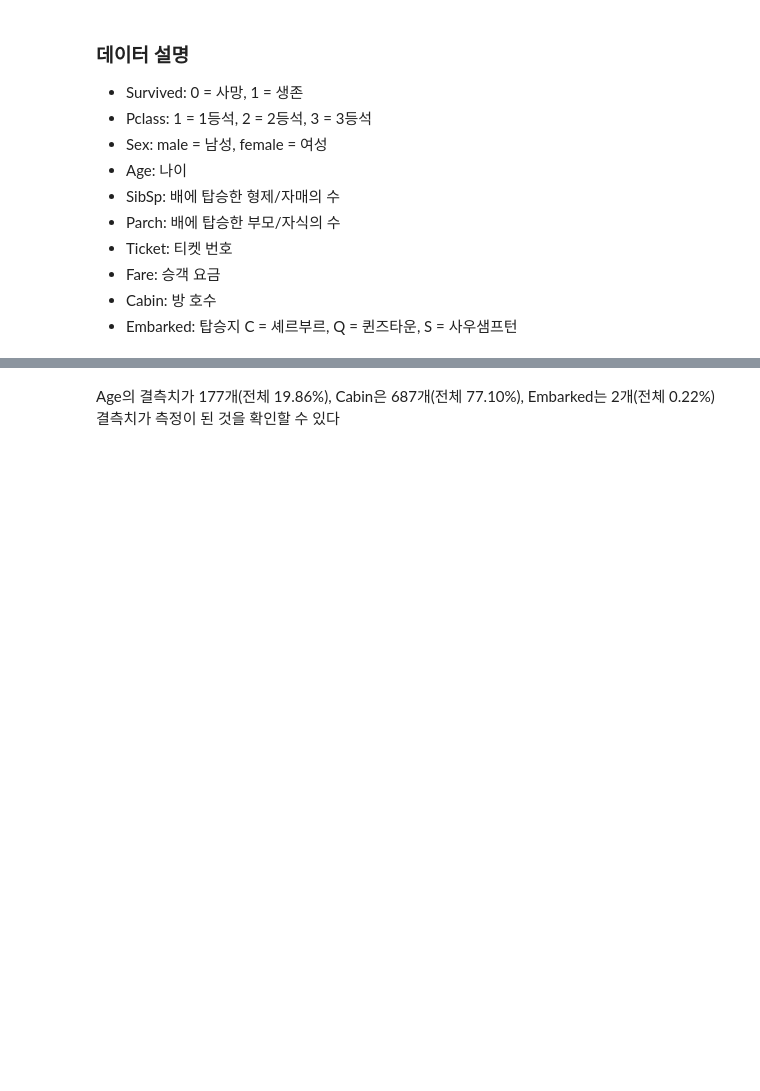
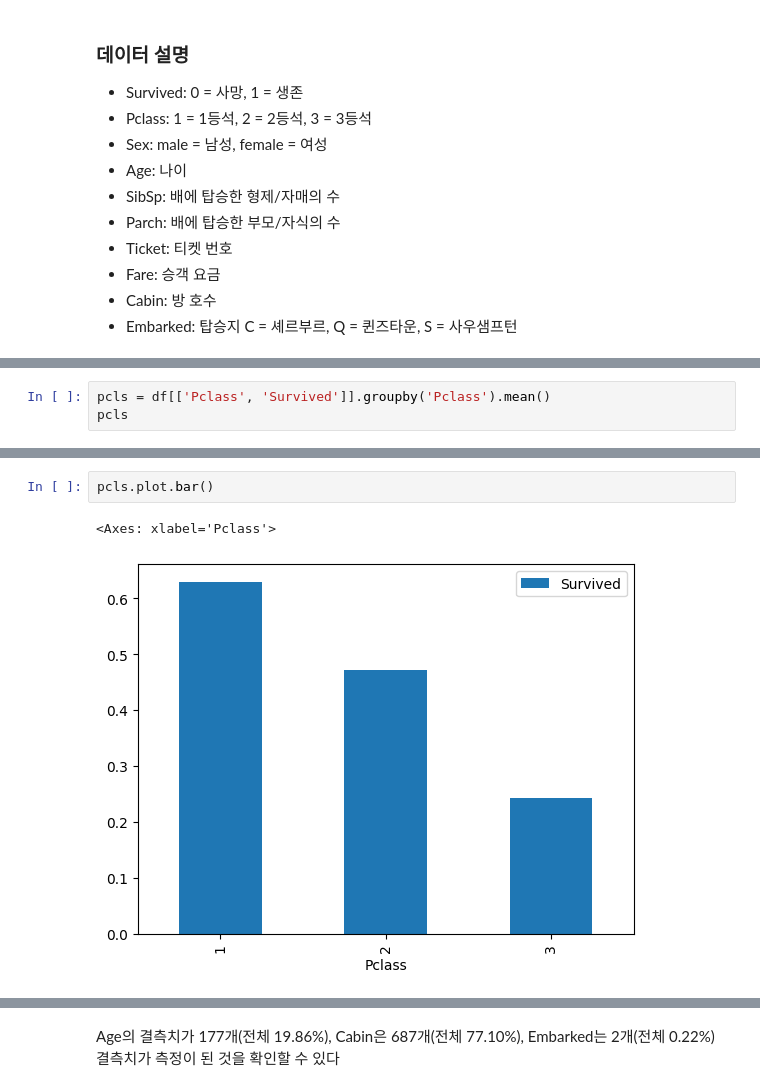
Before and after one commit to kkh01230123/Project, a Jupyter notebook: Titanic_Dataset.ipynb, the cells around one changed output, grey strips where cells are left out. Cells and saved outputs as stored; diff of their text form; blank space fills up the shorter version.

```diff
--- a/Titanic_Dataset.ipynb
+++ b/Titanic_Dataset.ipynb
@@ -36,0 +99,3 @@ train.head()
+# %%
+pcls = df[['Pclass', 'Survived']].groupby('Pclass').mean()
+pcls
@@ -36,0 +108,5 @@ train.head()
+# %%
+pcls.plot.bar()
+# %% [output]
+<Axes: xlabel='Pclass'>
+[figure, added]
```
Also changed, not shown: parts of 110 cells of this notebook, 2 other files.
